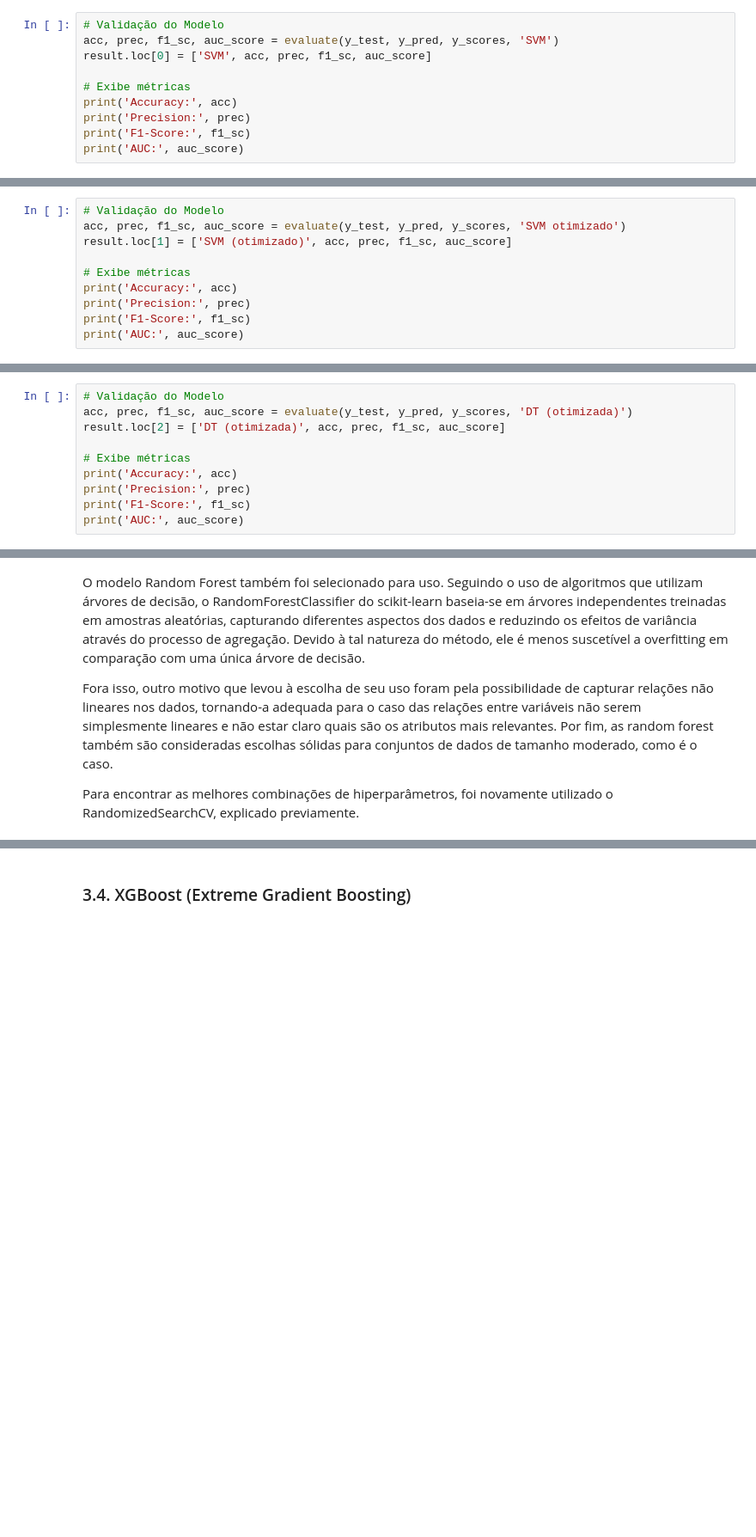
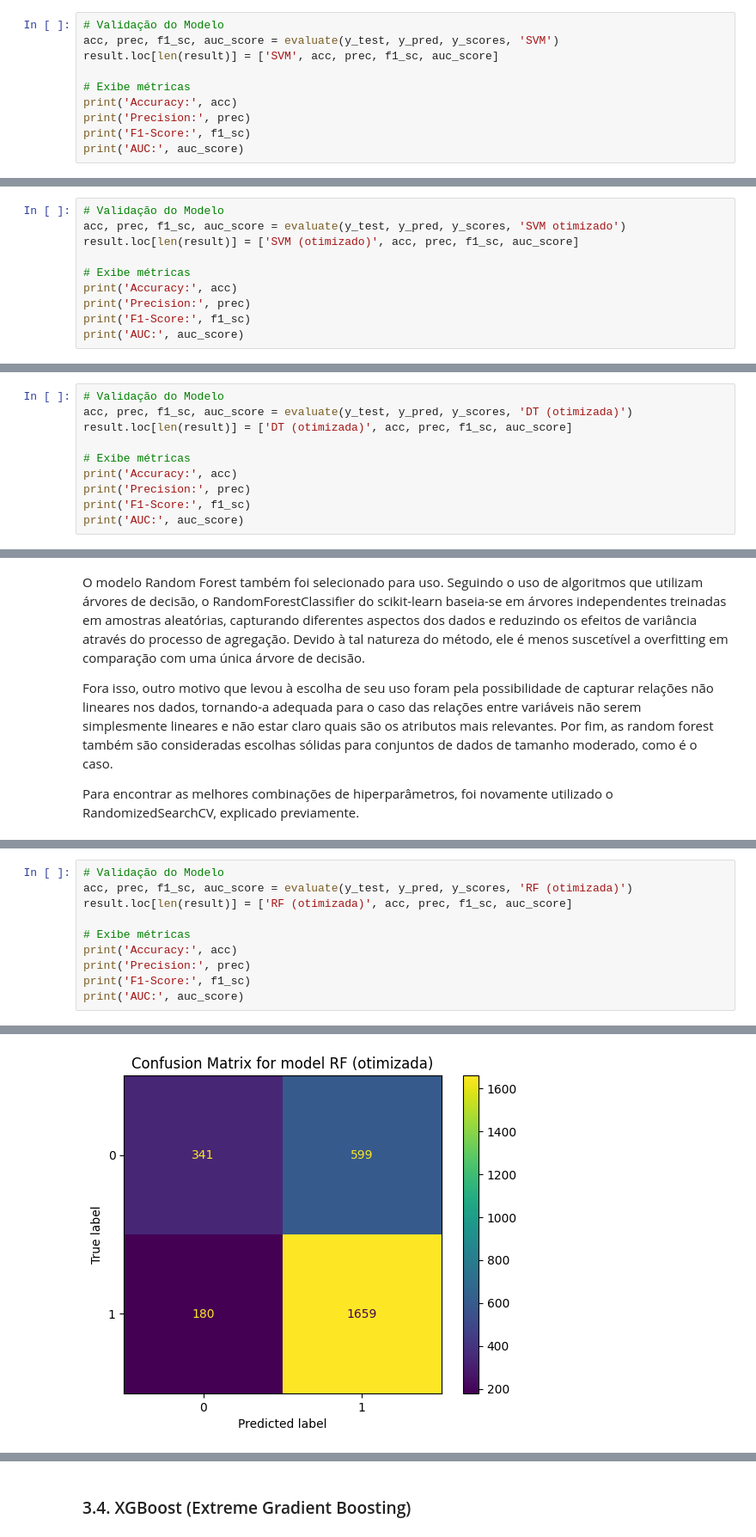
Before and after one commit to CBenini07/TCC, a Jupyter notebook: TCC_Aplicacao_modelos.ipynb, the cells around one changed output, grey strips where cells are left out. Shown at 86% size. Saved outputs shown, nothing was run; the diff lists cells and outputs as text; blank space fills up the shorter version.

```diff
--- a/TCC_Aplicacao_modelos.ipynb
+++ b/TCC_Aplicacao_modelos.ipynb
@@ -427,7 +420,7 @@ y_scores = svm_classifier.decision_function(X_test_scaled)
 # %%
 # Validação do Modelo
 acc, prec, f1_sc, auc_score = evaluate(y_test, y_pred, y_scores, 'SVM')
-result.loc[0] = ['SVM', acc, prec, f1_sc, auc_score]
+result.loc[len(result)] = ['SVM', acc, prec, f1_sc, auc_score]
 
 # Exibe métricas
 print('Accuracy:', acc)
@@ -520,7 +513,7 @@ Melhores hiperparâmetros (com prefixo do pipeline): {'svc__C': np.float64(1.211
 # %%
 # Validação do Modelo
 acc, prec, f1_sc, auc_score = evaluate(y_test, y_pred, y_scores, 'SVM otimizado')
-result.loc[1] = ['SVM (otimizado)', acc, prec, f1_sc, auc_score]
+result.loc[len(result)] = ['SVM (otimizado)', acc, prec, f1_sc, auc_score]
 
 # Exibe métricas
 print('Accuracy:', acc)
@@ -607,7 +600,7 @@ Melhores parâmetros: {'dt__criterion': 'entropy', 'dt__max_depth': 6, 'dt__min_
 # %%
 # Validação do Modelo
 acc, prec, f1_sc, auc_score = evaluate(y_test, y_pred, y_scores, 'DT (otimizada)')
-result.loc[2] = ['DT (otimizada)', acc, prec, f1_sc, auc_score]
+result.loc[len(result)] = ['DT (otimizada)', acc, prec, f1_sc, auc_score]
 
 # Exibe métricas
 print('Accuracy:', acc)
@@ -692,0 +704,11 @@ Fitting 5 folds for each of 720 candidates, totalling 3600 fits
+# %%
+# Validação do Modelo
+acc, prec, f1_sc, auc_score = evaluate(y_test, y_pred, y_scores, 'RF (otimizada)')
+result.loc[len(result)] = ['RF (otimizada)', acc, prec, f1_sc, auc_score]
+
+# Exibe métricas
+print('Accuracy:', acc)
+print('Precision:', prec)
+print('F1-Score:', f1_sc)
+print('AUC:', auc_score)
+# %% [output]
@@ -692,0 +725 @@ Fitting 5 folds for each of 720 candidates, totalling 3600 fits
+[figure, added]
```
Also changed, not shown: parts of 16 cells of this notebook.
